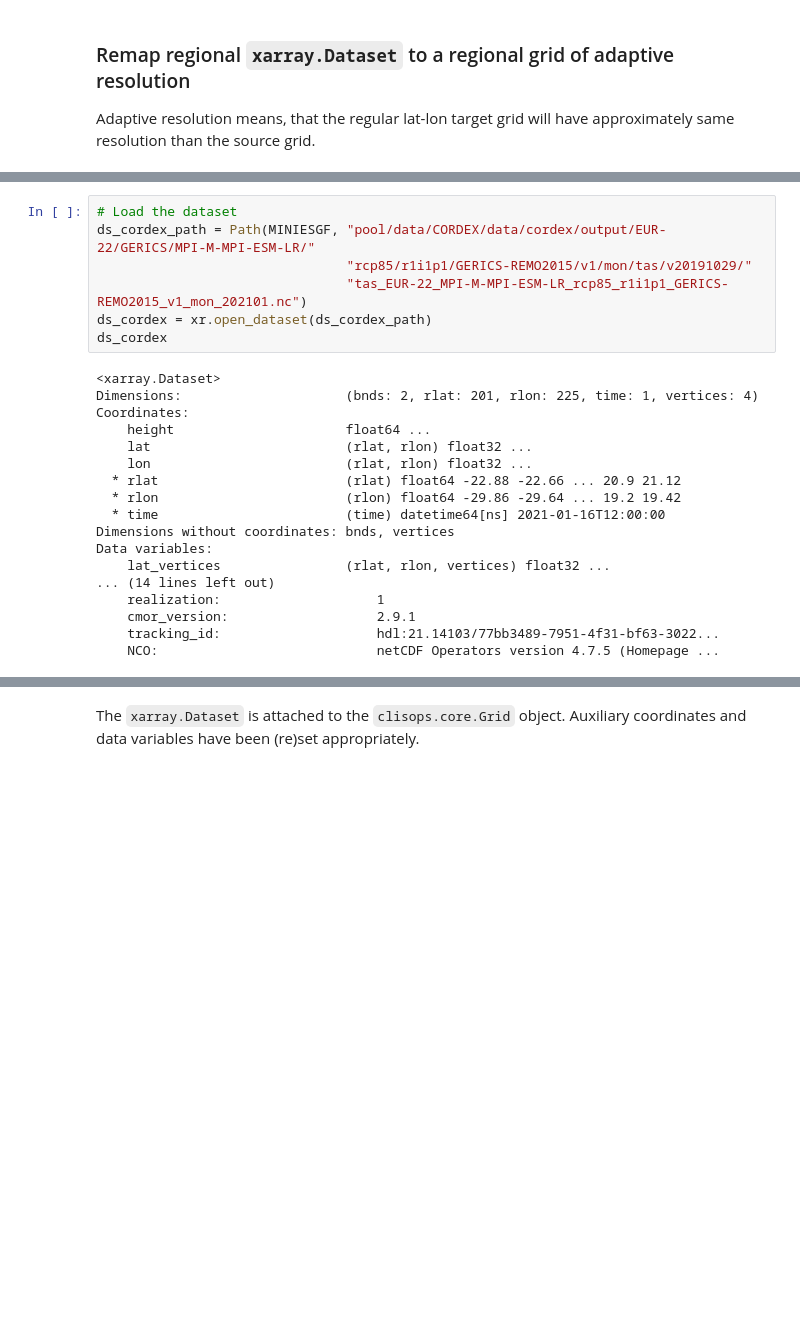
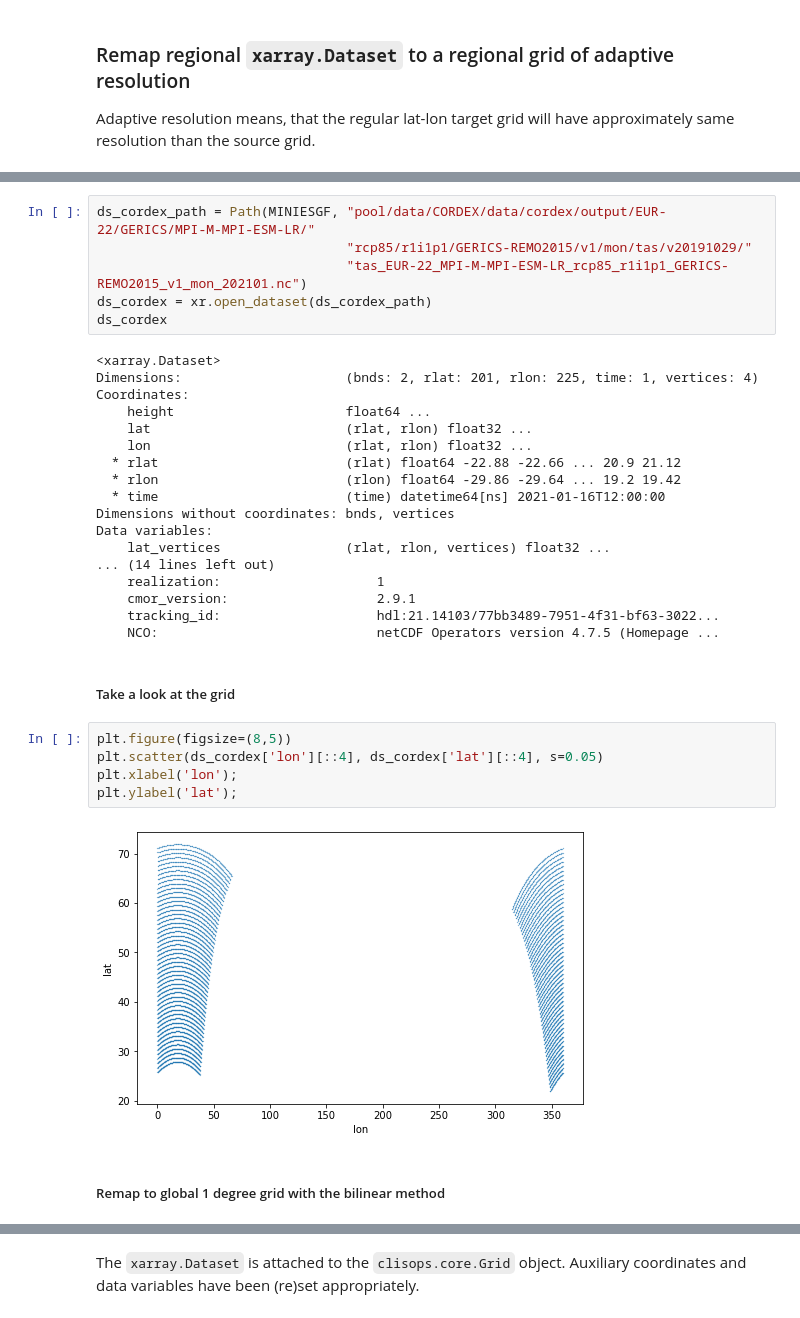
Before and after one commit to roocs/regrid-prototype, a Jupyter notebook: docs/notebooks/regrid_prototype.ipynb, the cells around one changed output, grey strips where cells are left out. Drawn from its saved outputs; the diff is of its cells as text; blank space fills up the shorter version.

```diff
--- a/docs/notebooks/regrid_prototype.ipynb
+++ b/docs/notebooks/regrid_prototype.ipynb
@@ -136,5 +144,4 @@ Adaptive resolution means, that the regular lat-lon target grid will have approx
 # %%
-# Load the dataset
 ds_cordex_path = Path(MINIESGF, "pool/data/CORDEX/data/cordex/output/EUR-22/GERICS/MPI-M-MPI-ESM-LR/"
                                 "rcp85/r1i1p1/GERICS-REMO2015/v1/mon/tas/v20191029/"
                                 "tas_EUR-22_MPI-M-MPI-ESM-LR_rcp85_r1i1p1_GERICS-REMO2015_v1_mon_202101.nc")
@@ -158,4 +165,15 @@ Data variables:
     cmor_version:                   2.9.1
     tracking_id:                    hdl:21.14103/77bb3489-7951-4f31-bf63-3022...
     NCO:                            netCDF Operators version 4.7.5 (Homepage ...
+# %% [markdown]
+##### Take a look at the grid
+# %%
+plt.figure(figsize=(8,5))
+plt.scatter(ds_cordex['lon'][::4], ds_cordex['lat'][::4], s=0.05)
+plt.xlabel('lon');
+plt.ylabel('lat');
+# %% [output]
+[figure, added]
+# %% [markdown]
+##### Remap to global 1 degree grid with the bilinear method
 # %%
```
Also changed, not shown: parts of 55 cells of this notebook, 2 other files.
